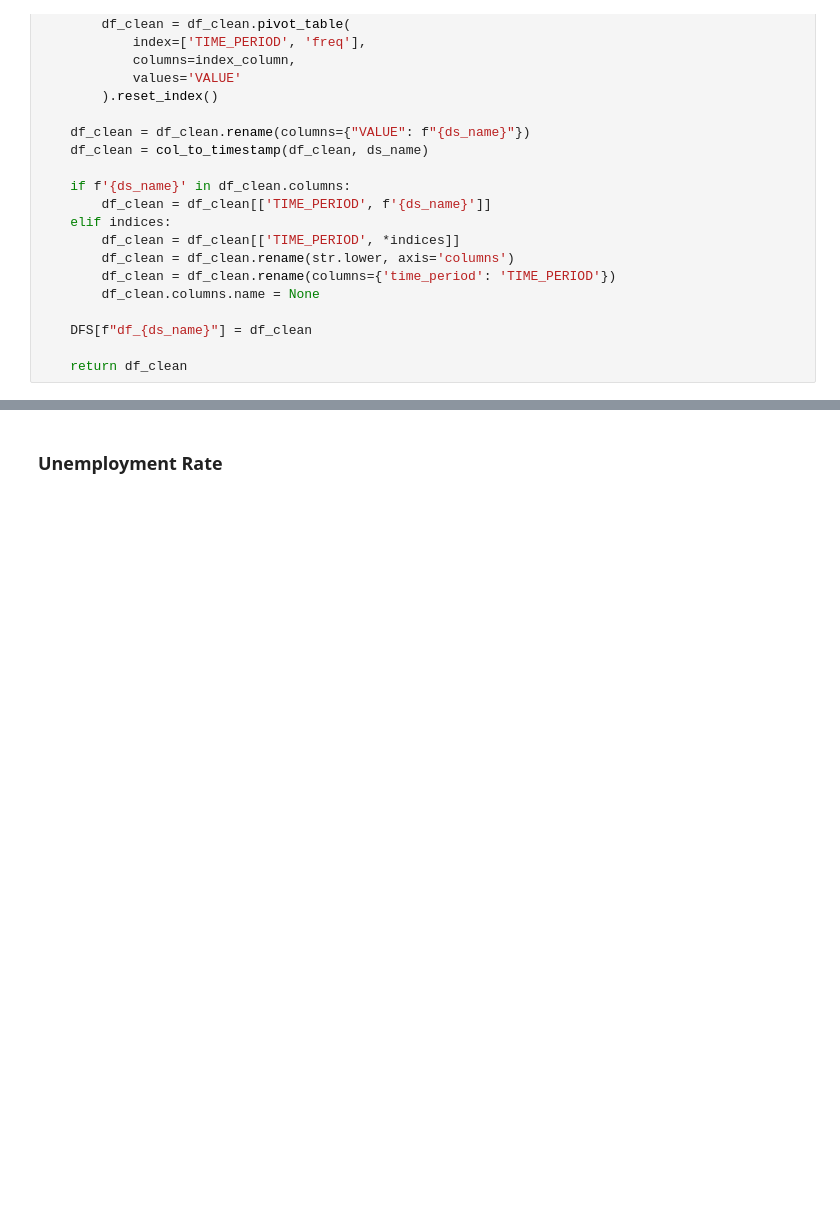
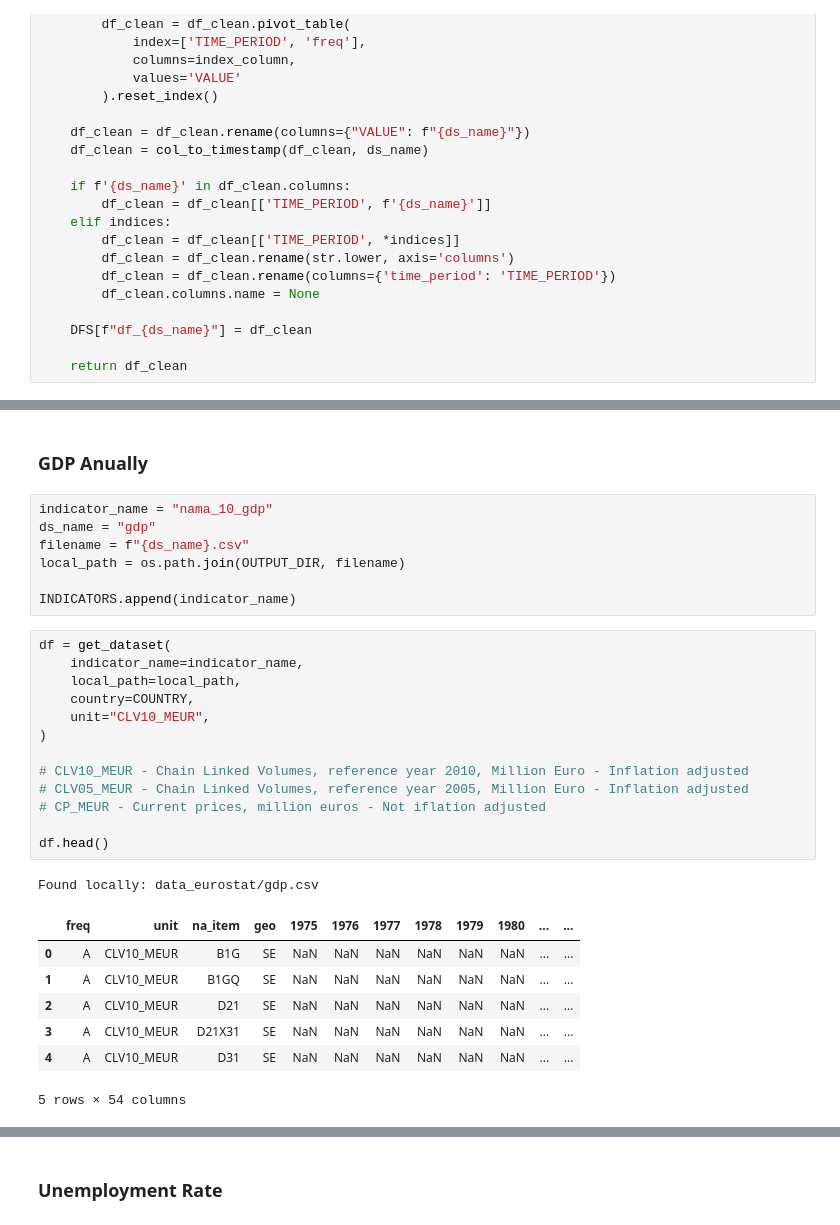
Before and after one commit to Grena30/Exploratory-Data-Analysis, a Jupyter notebook: EDA/datasets.ipynb, the cells around one changed output, grey strips where cells are left out. Drawn from its saved outputs; the diff is of its cells as text; blank space fills up the shorter version.

```diff
--- a/EDA/datasets.ipynb
+++ b/EDA/datasets.ipynb
@@ -213,3 +239,34 @@ df_clean.tail()
 | 127 | 2024-10-01 | 118729.0 |
 | 128 | 2025-01-01 | 118509.7 |
 | 129 | 2025-04-01 | 119066.0 |
+# %% [markdown]
+### GDP Anually
+# %%
+indicator_name = "nama_10_gdp"
+ds_name = "gdp"
+filename = f"{ds_name}.csv"
+local_path = os.path.join(OUTPUT_DIR, filename)
+
+INDICATORS.append(indicator_name)
+# %%
+df = get_dataset(
+    indicator_name=indicator_name,
+    local_path=local_path,
+    country=COUNTRY,
+    unit="CLV10_MEUR",
+)
+
+# CLV10_MEUR - Chain Linked Volumes, reference year 2010, Million Euro - Inflation adjusted
+# CLV05_MEUR - Chain Linked Volumes, reference year 2005, Million Euro - Inflation adjusted
+# CP_MEUR - Current prices, million euros - Not iflation adjusted
+
+df.head()
+# %% [output]
+Found locally: data_eurostat/gdp.csv
+|  | freq | unit | na_item | geo | 1975 | 1976 | 1977 | 1978 | 1979 | 1980 | ... | ... |
+| 0 | A | CLV10_MEUR | B1G | SE | NaN | NaN | NaN | NaN | NaN | NaN | ... | ... |
+| 1 | A | CLV10_MEUR | B1GQ | SE | NaN | NaN | NaN | NaN | NaN | NaN | ... | ... |
+| 2 | A | CLV10_MEUR | D21 | SE | NaN | NaN | NaN | NaN | NaN | NaN | ... | ... |
+| 3 | A | CLV10_MEUR | D21X31 | SE | NaN | NaN | NaN | NaN | NaN | NaN | ... | ... |
+| 4 | A | CLV10_MEUR | D31 | SE | NaN | NaN | NaN | NaN | NaN | NaN | ... | ... |
+5 rows × 54 columns
```
Also changed, not shown: parts of 28 cells of this notebook, 7 other files.
